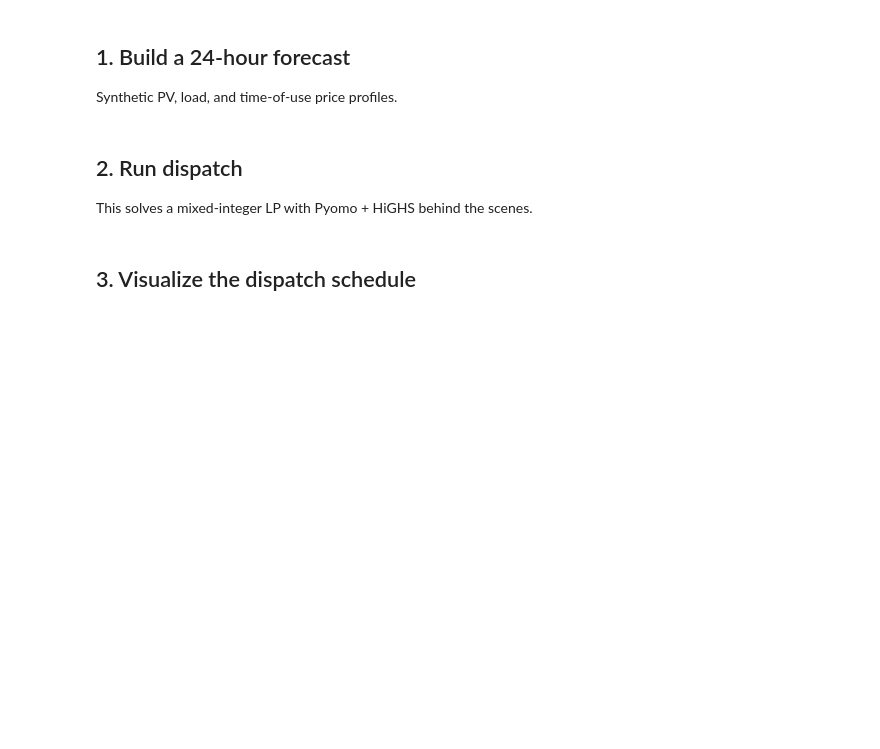
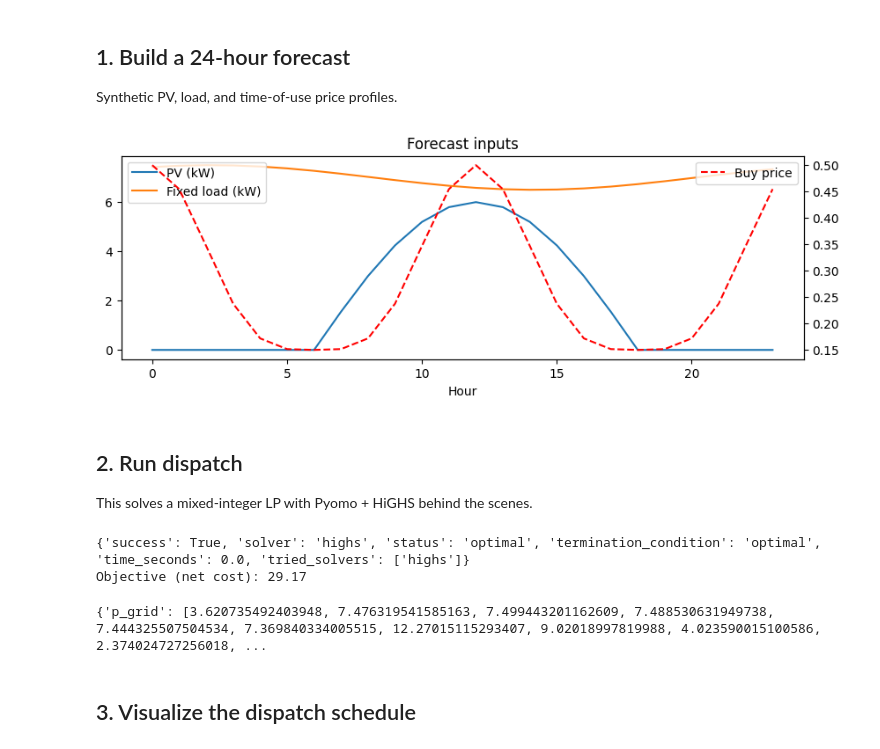
Before and after one commit to MainakDanOpRes/vppdispatch, a Jupyter notebook: examples/01_single_customer_dispatch.ipynb, the cells around one changed output. Saved outputs shown, nothing was run; the diff lists cells and outputs as text; code cells hidden in the pictures; blank space fills up the shorter version.

```diff
--- a/examples/01_single_customer_dispatch.ipynb
+++ b/examples/01_single_customer_dispatch.ipynb
@@ -20,22 +20,24 @@ Synthetic PV, load, and time-of-use price profiles.
 # %%
 T = 24
 hours = np.arange(T)
 
 pv_kw = np.clip(6 * np.sin((hours - 6) / 12 * np.pi), 0, None)
-fixed_load_kw = 1.0 + 0.5 * np.sin(hours / 24 * 2 * np.pi + 1)
+fixed_load_kw = 7.0 + 0.5 * np.sin(hours / 24 * 2 * np.pi + 1)
 price_buy = 0.15 + 0.35 * (np.sin((hours - 18) / 24 * 2 * np.pi) ** 4)
 price_sell = np.full(T, 0.05)
 
 fig, ax = plt.subplots(figsize=(10, 3))
 ax.plot(hours, pv_kw, label='PV (kW)')
 ax.plot(hours, fixed_load_kw, label='Fixed load (kW)')
 ax2 = ax.twinx()
 ax2.plot(hours, price_buy, color='red', linestyle='--', label='Buy price')
 ax.set_xlabel('Hour')
 ax.legend(loc='upper left')
 ax2.legend(loc='upper right')
 ax.set_title('Forecast inputs')
 plt.show()
+# %% [output]
+[figure, added]
 # %% [markdown]
 ## 2. Run dispatch
 
@@ -52,6 +54,13 @@ payload = LiveCustomerInput(
 results, status = run_dispatch_from_live_input(payload)
 print(status)
 print('Objective (net cost):', round(results['objective'], 3))
+# %% [output]
+{'success': True, 'solver': 'highs', 'status': 'optimal', 'termination_condition': 'optimal', 'time_seconds': 0.0, 'tried_solvers': ['highs']}
+Objective (net cost): 29.17
+# %%
+print(results)
+# %% [output]
+{'p_grid': [3.620735492403948, 7.476319541585163, 7.499443201162609, 7.488530631949738, 7.444325507504534, 7.369840334005515, 12.27015115293407, 9.02018997819988, 4.023590015100586, 2.374024727256018, ...
 # %% [markdown]
 ## 3. Visualize the dispatch schedule
 # %%
```
Also changed, not shown: parts of 2 cells of this notebook, 10 other files.
